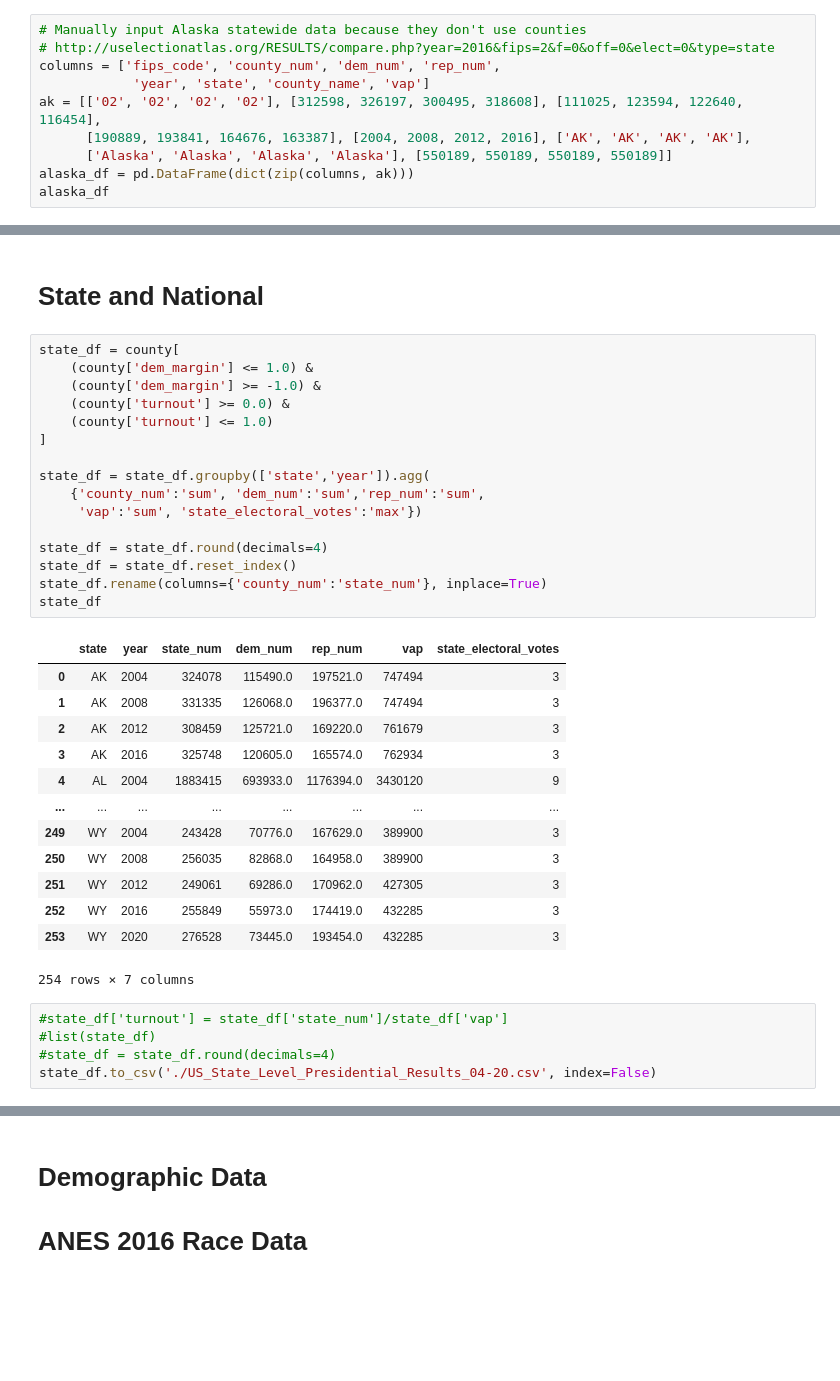
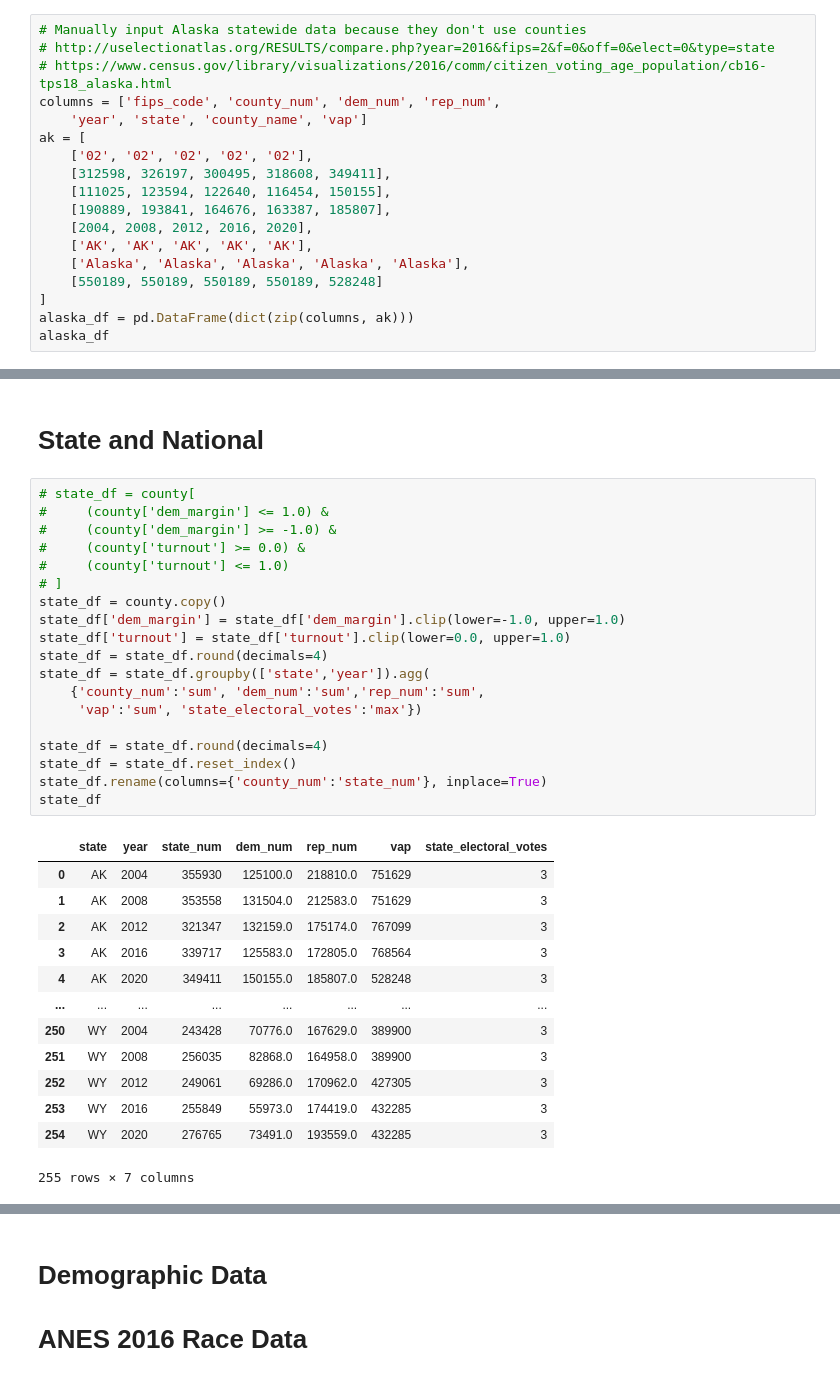
Before and after one commit to psthomas/election-vis, a Jupyter notebook: voting_national.ipynb, the cells around one changed output, grey strips where cells are left out. Drawn from its saved outputs; the diff is of its cells as text; blank space fills up the shorter version.

```diff
--- a/voting_national.ipynb
+++ b/voting_national.ipynb
@@ -418,11 +463,19 @@ set()
 # %%
 # Manually input Alaska statewide data because they don't use counties
 # http://uselectionatlas.org/RESULTS/compare.php?year=2016&fips=2&f=0&off=0&elect=0&type=state
+# https://www.census.gov/library/visualizations/2016/comm/citizen_voting_age_population/cb16-tps18_alaska.html
 columns = ['fips_code', 'county_num', 'dem_num', 'rep_num',
-            'year', 'state', 'county_name', 'vap']
-ak = [['02', '02', '02', '02'], [312598, 326197, 300495, 318608], [111025, 123594, 122640, 116454],
-      [190889, 193841, 164676, 163387], [2004, 2008, 2012, 2016], ['AK', 'AK', 'AK', 'AK'],
-      ['Alaska', 'Alaska', 'Alaska', 'Alaska'], [550189, 550189, 550189, 550189]]
+    'year', 'state', 'county_name', 'vap']
+ak = [
+    ['02', '02', '02', '02', '02'],
+    [312598, 326197, 300495, 318608, 349411],
+    [111025, 123594, 122640, 116454, 150155],
+    [190889, 193841, 164676, 163387, 185807],
+    [2004, 2008, 2012, 2016, 2020],
+    ['AK', 'AK', 'AK', 'AK', 'AK'],
+    ['Alaska', 'Alaska', 'Alaska', 'Alaska', 'Alaska'],
+    [550189, 550189, 550189, 550189, 528248]
+]
 alaska_df = pd.DataFrame(dict(zip(columns, ak)))
 alaska_df
 # %% [output]
@@ -513,37 +579,35 @@ out_df.describe()
 # %% [markdown]
 # State and National
 # %%
-state_df = county[
-    (county['dem_margin'] <= 1.0) &
-    (county['dem_margin'] >= -1.0) &
-    (county['turnout'] >= 0.0) &
-    (county['turnout'] <= 1.0)
-]
-
+# state_df = county[
+#     (county['dem_margin'] <= 1.0) &
+#     (county['dem_margin'] >= -1.0) &
+#     (county['turnout'] >= 0.0) &
+#     (county['turnout'] <= 1.0)
+# ]
+state_df = county.copy()
+state_df['dem_margin'] = state_df['dem_margin'].clip(lower=-1.0, upper=1.0)
+state_df['turnout'] = state_df['turnout'].clip(lower=0.0, upper=1.0)
+state_df = state_df.round(decimals=4)
 state_df = state_df.groupby(['state','year']).agg(
     {'county_num':'sum', 'dem_num':'sum','rep_num':'sum',
      'vap':'sum', 'state_electoral_votes':'max'})
 
 state_df = state_df.round(decimals=4)
 state_df = state_df.reset_index()
 state_df.rename(columns={'county_num':'state_num'}, inplace=True)
 state_df
 # %% [output]
 |  | state | year | state_num | dem_num | rep_num | vap | state_electoral_votes |
-| 0 | AK | 2004 | 324078 | 115490.0 | 197521.0 | 747494 | 3 |
-| 1 | AK | 2008 | 331335 | 126068.0 | 196377.0 | 747494 | 3 |
-| 2 | AK | 2012 | 308459 | 125721.0 | 169220.0 | 761679 | 3 |
-| 3 | AK | 2016 | 325748 | 120605.0 | 165574.0 | 762934 | 3 |
-| 4 | AL | 2004 | 1883415 | 693933.0 | 1176394.0 | 3430120 | 9 |
+| 0 | AK | 2004 | 355930 | 125100.0 | 218810.0 | 751629 | 3 |
+| 1 | AK | 2008 | 353558 | 131504.0 | 212583.0 | 751629 | 3 |
+| 2 | AK | 2012 | 321347 | 132159.0 | 175174.0 | 767099 | 3 |
+| 3 | AK | 2016 | 339717 | 125583.0 | 172805.0 | 768564 | 3 |
+| 4 | AK | 2020 | 349411 | 150155.0 | 185807.0 | 528248 | 3 |
 | ... | ... | ... | ... | ... | ... | ... | ... |
-| 249 | WY | 2004 | 243428 | 70776.0 | 167629.0 | 389900 | 3 |
-| 250 | WY | 2008 | 256035 | 82868.0 | 164958.0 | 389900 | 3 |
-| 251 | WY | 2012 | 249061 | 69286.0 | 170962.0 | 427305 | 3 |
-| 252 | WY | 2016 | 255849 | 55973.0 | 174419.0 | 432285 | 3 |
-| 253 | WY | 2020 | 276528 | 73445.0 | 193454.0 | 432285 | 3 |
+| 250 | WY | 2004 | 243428 | 70776.0 | 167629.0 | 389900 | 3 |
+| 251 | WY | 2008 | 256035 | 82868.0 | 164958.0 | 389900 | 3 |
+| 252 | WY | 2012 | 249061 | 69286.0 | 170962.0 | 427305 | 3 |
+| 253 | WY | 2016 | 255849 | 55973.0 | 174419.0 | 432285 | 3 |
+| 254 | WY | 2020 | 276765 | 73491.0 | 193559.0 | 432285 | 3 |
-254 rows × 7 columns
+255 rows × 7 columns
-# %%
-#state_df['turnout'] = state_df['state_num']/state_df['vap']
-#list(state_df)
-#state_df = state_df.round(decimals=4)
-state_df.to_csv('./US_State_Level_Presidential_Results_04-20.csv', index=False)
```
Also changed, not shown: parts of 12 cells of this notebook, 5 other files.
